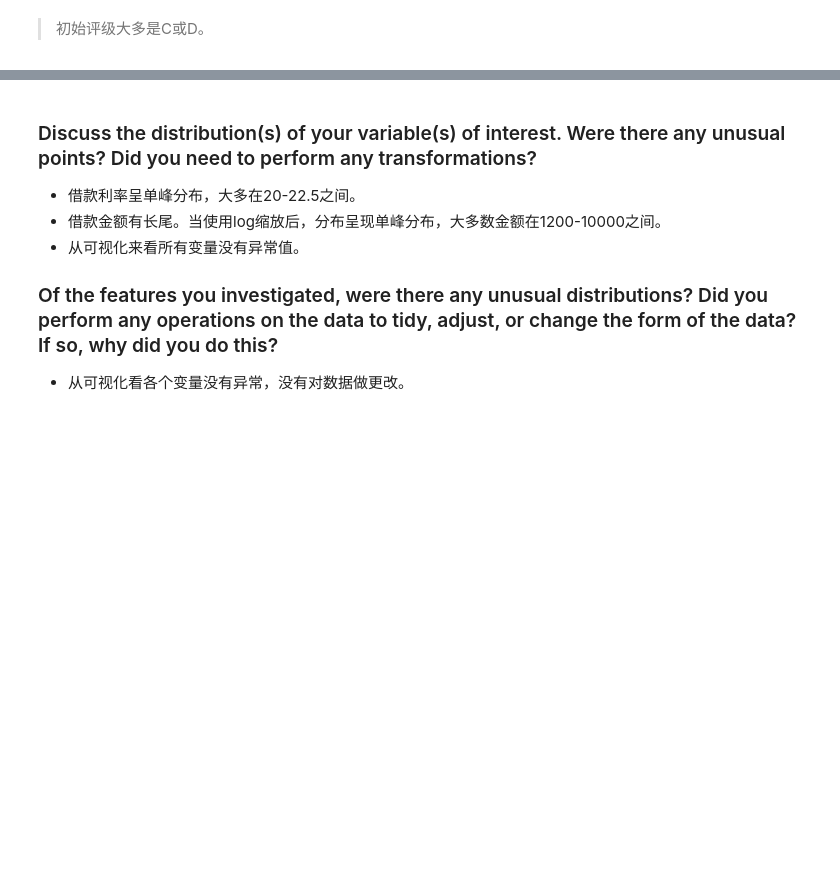
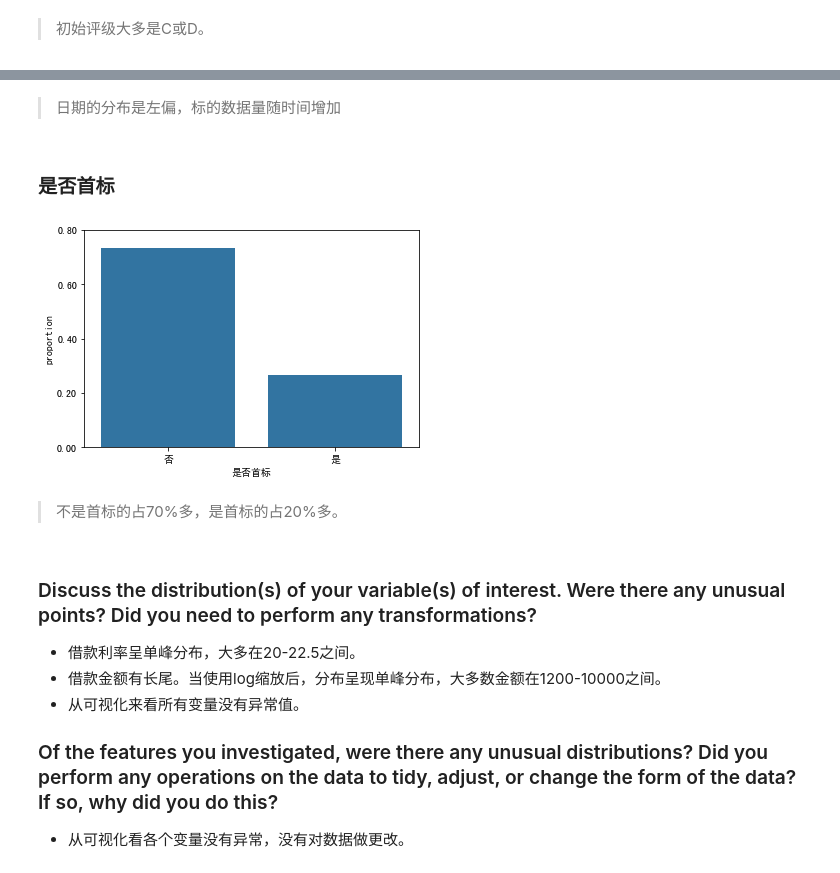
Before and after one commit to hanyang7427/data_explorer, a Jupyter notebook: exploration.ipynb, the cells around one changed output, grey strips where cells are left out. Cells and saved outputs as stored; diff of their text form; code cells hidden in the pictures; blank space fills up the shorter version.

```diff
--- a/exploration.ipynb
+++ b/exploration.ipynb
@@ -183,3 +187,23 @@ sb.countplot(data = df_lc_clean, y = '初始评级', color = base_color);
+# %% [markdown]
+> 日期的分布是左偏，标的数据量随时间增加
+# %% [markdown]
+### 是否首标
+# %%
+n_points = df_lc_clean.shape[0]
+max_count = df_lc_clean['是否首标'].value_counts().max()
+max_prop = max_count / n_points
+# generate tick mark locations and names
+tick_props = np.arange(0, max_prop+0.2, 0.2)
+tick_names = ['{:0.2f}'.format(v) for v in tick_props]
+# 画图
+sb.countplot(data = df_lc_clean, x = '是否首标', color = base_color)
+# 设置y轴的location和lables
+plt.yticks(tick_props * n_points, tick_names)
+plt.ylabel('proportion');
+# %% [output]
+[figure, added]
+# %% [markdown]
+> 不是首标的占70%多，是首标的占20%多。
 # %% [markdown]
 ### Discuss the distribution(s) of your variable(s) of interest. Were there any unusual points? Did you need to perform any transformations?
 
```
Also changed, not shown: parts of 63 cells of this notebook, 4 other files.
